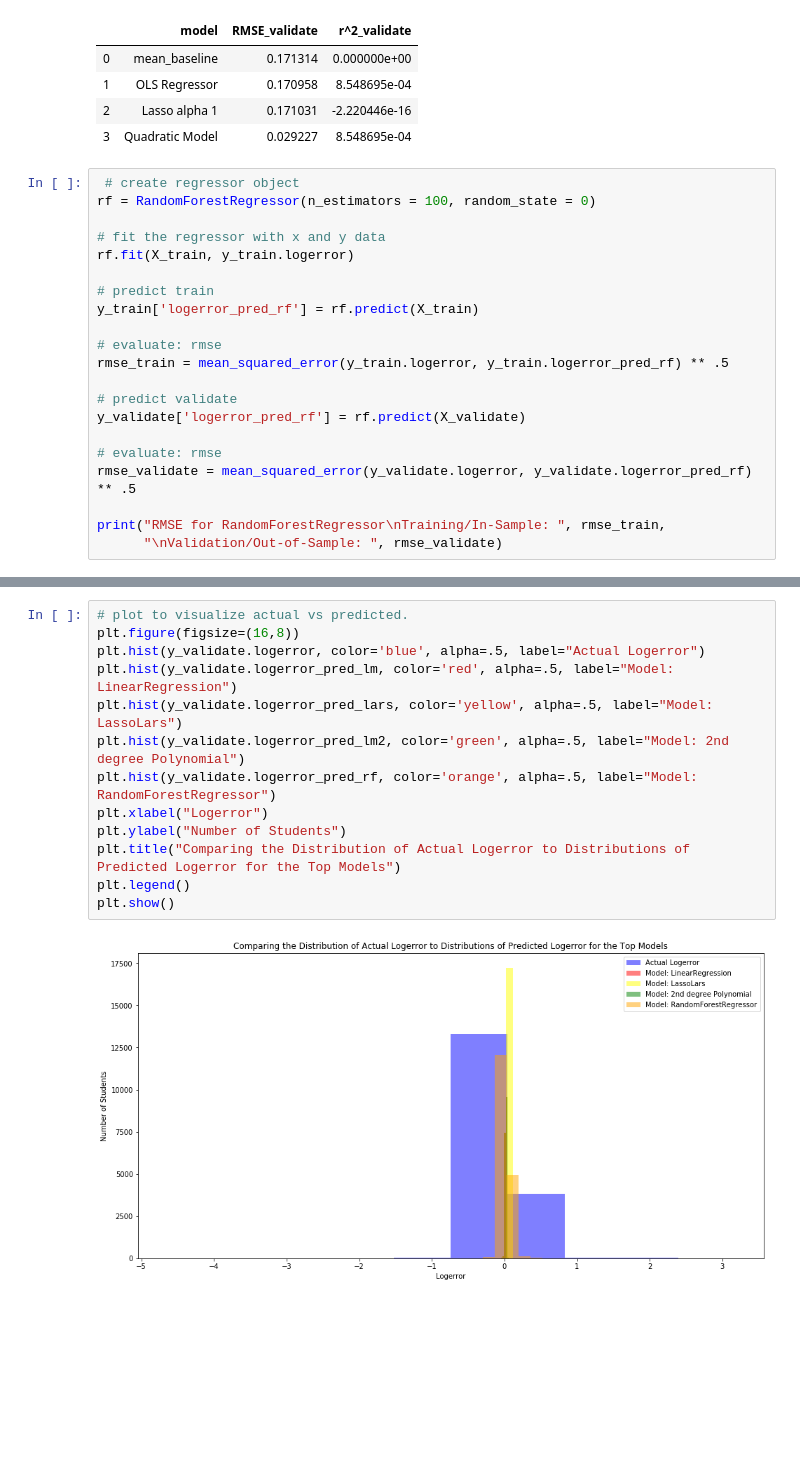
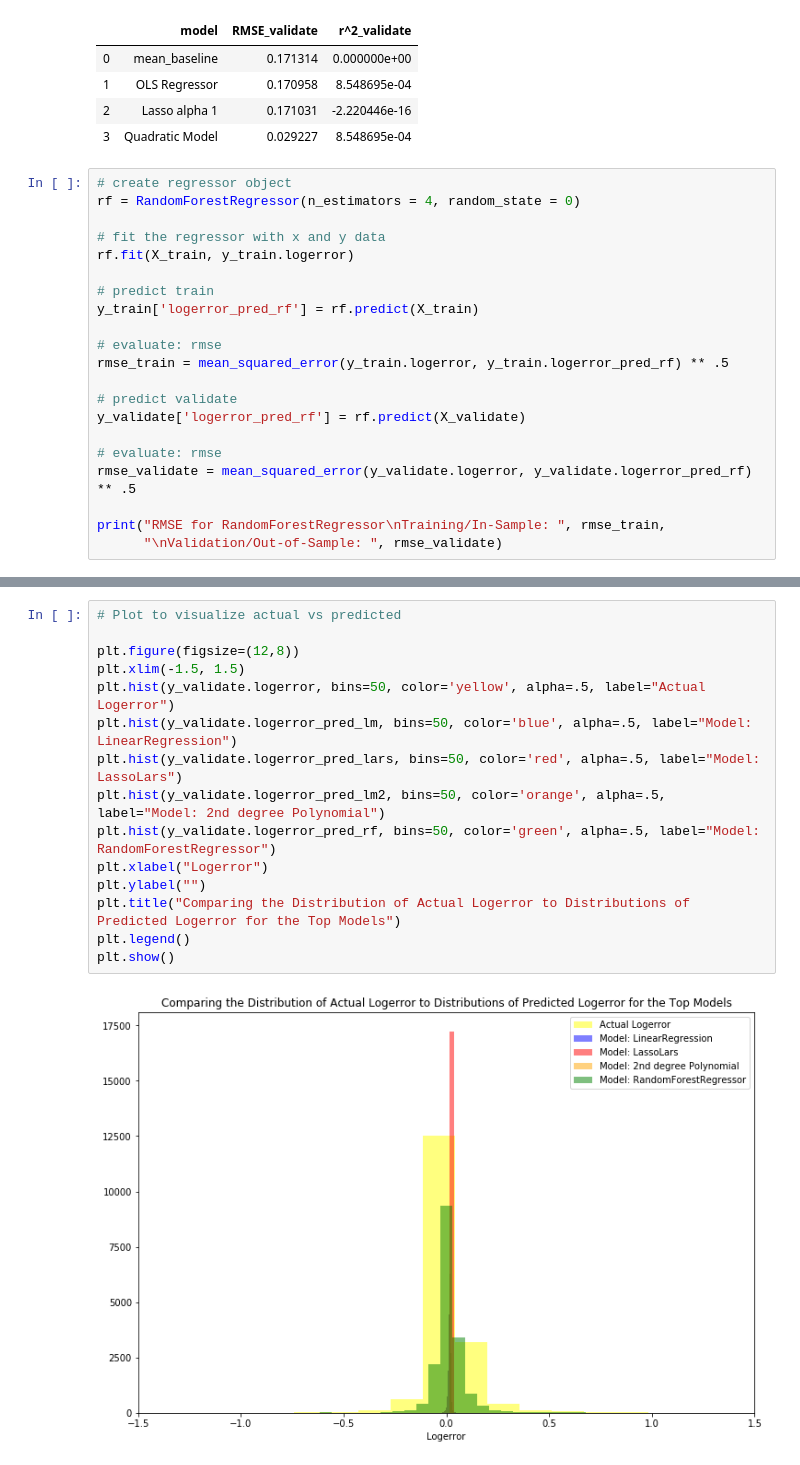
Before and after one commit to SKG-ZillowClusteringProject/zillow_clustering_project, a Jupyter notebook: notebooks/steve.ipynb, the cells around one changed output, grey strips where cells are left out. Cells and saved outputs as stored; diff of their text form; blank space fills up the shorter version.

Commit message:
thru modeling

```diff
--- a/notebooks/steve.ipynb
+++ b/notebooks/steve.ipynb
@@ -672,8 +665,8 @@ metric_df
 | 2 | Lasso alpha 1 | 0.171031 | -2.220446e-16 |
 | 3 | Quadratic Model | 0.029227 | 8.548695e-04 |
 # %%
- # create regressor object
-rf = RandomForestRegressor(n_estimators = 100, random_state = 0)
+# create regressor object
+rf = RandomForestRegressor(n_estimators = 4, random_state = 0)
 
 # fit the regressor with x and y data
 rf.fit(X_train, y_train.logerror)
@@ -713,15 +710,17 @@ metric_df
 # %%
-# plot to visualize actual vs predicted.
-plt.figure(figsize=(16,8))
-plt.hist(y_validate.logerror, color='blue', alpha=.5, label="Actual Logerror")
-plt.hist(y_validate.logerror_pred_lm, color='red', alpha=.5, label="Model: LinearRegression")
-plt.hist(y_validate.logerror_pred_lars, color='yellow', alpha=.5, label="Model: LassoLars")
-plt.hist(y_validate.logerror_pred_lm2, color='green', alpha=.5, label="Model: 2nd degree Polynomial")
-plt.hist(y_validate.logerror_pred_rf, color='orange', alpha=.5, label="Model: RandomForestRegressor")
+# Plot to visualize actual vs predicted
+
+plt.figure(figsize=(12,8))
+plt.xlim(-1.5, 1.5)
+plt.hist(y_validate.logerror, bins=50, color='yellow', alpha=.5, label="Actual Logerror")
+plt.hist(y_validate.logerror_pred_lm, bins=50, color='blue', alpha=.5, label="Model: LinearRegression")
+plt.hist(y_validate.logerror_pred_lars, bins=50, color='red', alpha=.5, label="Model: LassoLars")
+plt.hist(y_validate.logerror_pred_lm2, bins=50, color='orange', alpha=.5, label="Model: 2nd degree Polynomial")
+plt.hist(y_validate.logerror_pred_rf, bins=50, color='green', alpha=.5, label="Model: RandomForestRegressor")
 plt.xlabel("Logerror")
-plt.ylabel("Number of Students")
+plt.ylabel("")
 plt.title("Comparing the Distribution of Actual Logerror to Distributions of Predicted Logerror for the Top Models")
 plt.legend()
 plt.show()
 # %% [output]
-[figure, old version]
+[figure, new version]
```
Also changed, not shown: parts of 8 cells of this notebook.
